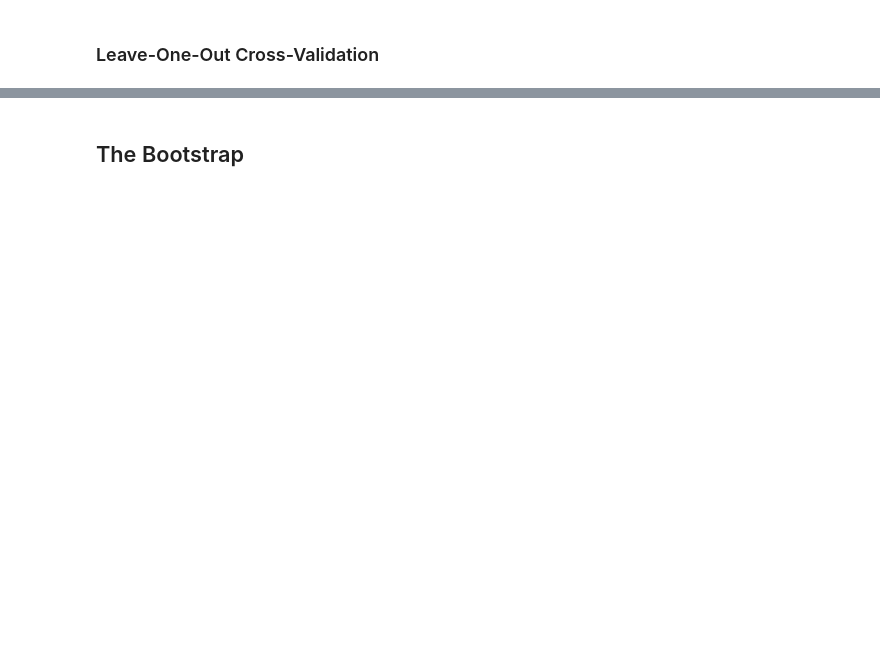
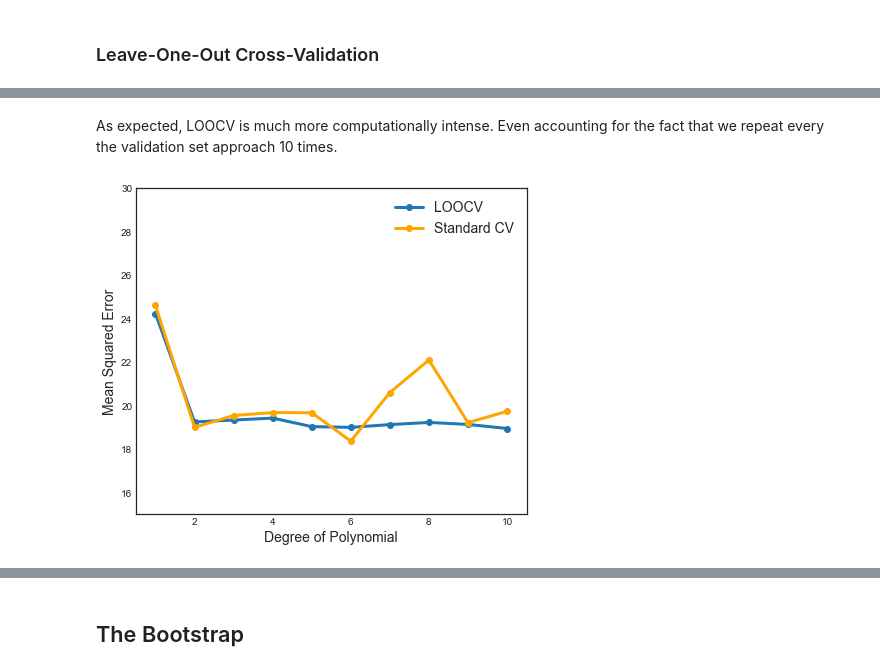
Before and after one commit to matteocourthoud/Machine-Learning-for-Economic-Analysis, a Jupyter notebook: 4_crossvalidation.ipynb, the cells around one changed output, grey strips where cells are left out. Saved outputs shown, nothing was run; the diff lists cells and outputs as text; code cells hidden in the pictures; blank space fills up the shorter version.

```diff
--- a/4_crossvalidation.ipynb
+++ b/4_crossvalidation.ipynb
@@ -129,12 +149,19 @@ $$
 # %%
-# LeaveOneOut CV
-loo = LeaveOneOut().get_n_splits(df1)
-loo_scores = list()
+# LeaveOneOut CV function for polynomials
+def loo_cv_poly(X, y, p_order):
+    start = time.time()
 
-for i in p_order:
-    # Generate polynomial
-    X_poly = PolynomialFeatures(i+1).fit_transform(X)
+    # Init
+    loo = LeaveOneOut().get_n_splits(y)
+    loo_scores = np.zeros((p_order.size,1))
 
-    # Get score
-    score = cross_val_score(LinearRegression(), X_poly, y, cv=loo, scoring='neg_mean_squared_error').mean()
-    loo_scores.append(score)
+    # For every polynomial degree
+    for i in p_order:
+        # Generate polynomial
+        X_poly = PolynomialFeatures(i+1).fit_transform(X)
+
+        # Get score
+        loo_scores[i] = cross_val_score(LinearRegression(), X_poly, y, cv=loo, scoring='neg_mean_squared_error').mean()
+
+    print('Time elapsed: %.4f seconds' % (time.time()-start))
+    return loo_scores
@@ -140,0 +177,14 @@ for i in p_order:
+# %% [markdown]
+As expected, LOOCV is much more computationally intense. Even accounting for the fact that we repeat every the validation set approach 10 times.
+# %%
+fig, ax = plt.subplots(1,1, figsize=(7,6))
+
+# Left plot
+ax.plot(p_order+1, np.array(loo_scores)*-1, '-o', label='LOOCV')
+ax.plot(p_order+1, np.mean(cv_scores, axis=1), '-o', c='orange', label='Standard CV')
+ax.set_ylabel('Mean Squared Error'); ax.set_xlabel('Degree of Polynomial');
+ax.set_ylim(15,30); ax.set_xlim(0.5,10.5);
+ax.set_xticks(range(2,11,2));
+ax.legend();
+# %% [output]
+[figure, added]
```
Also changed, not shown: parts of 19 cells of this notebook.
